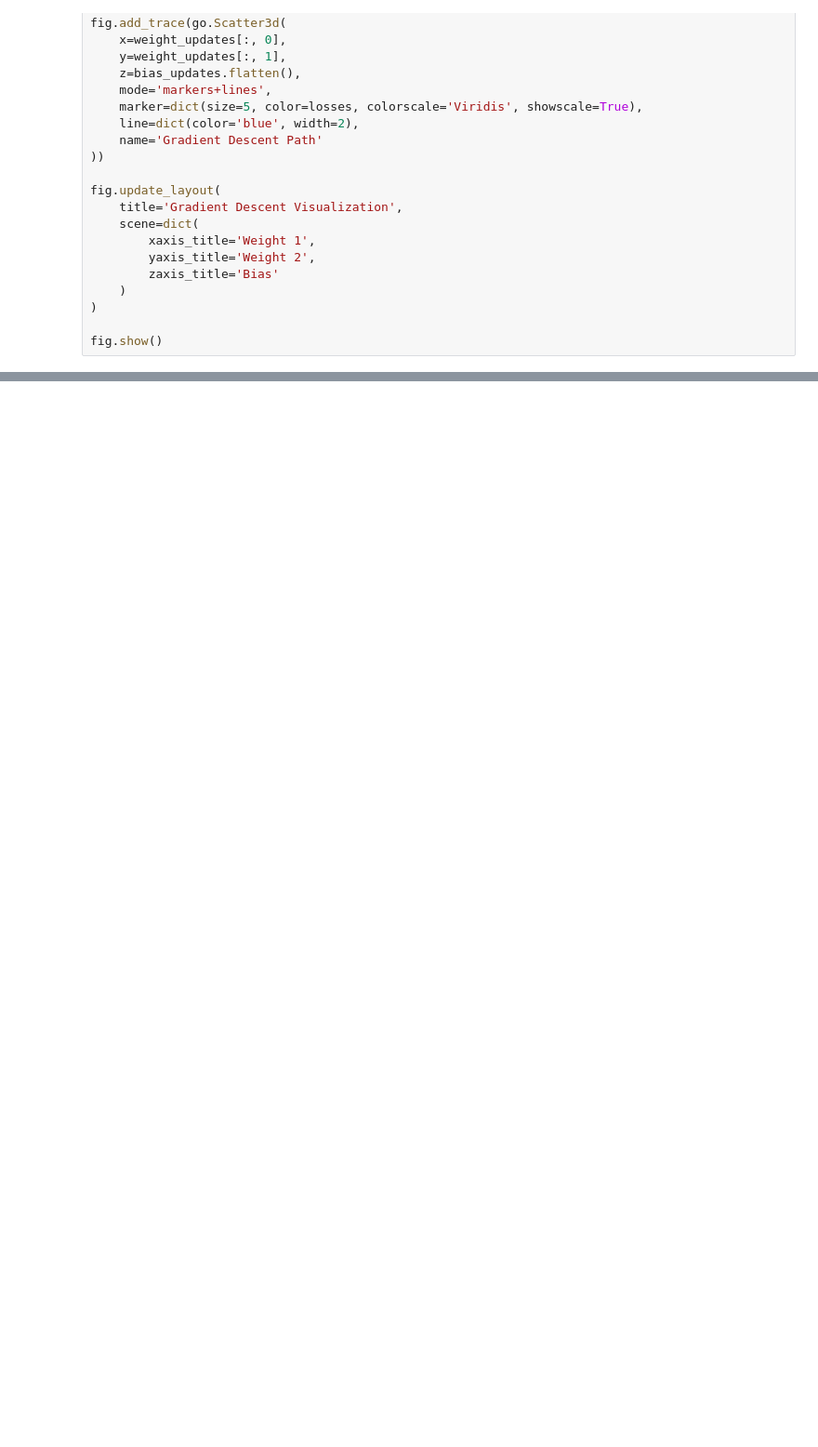
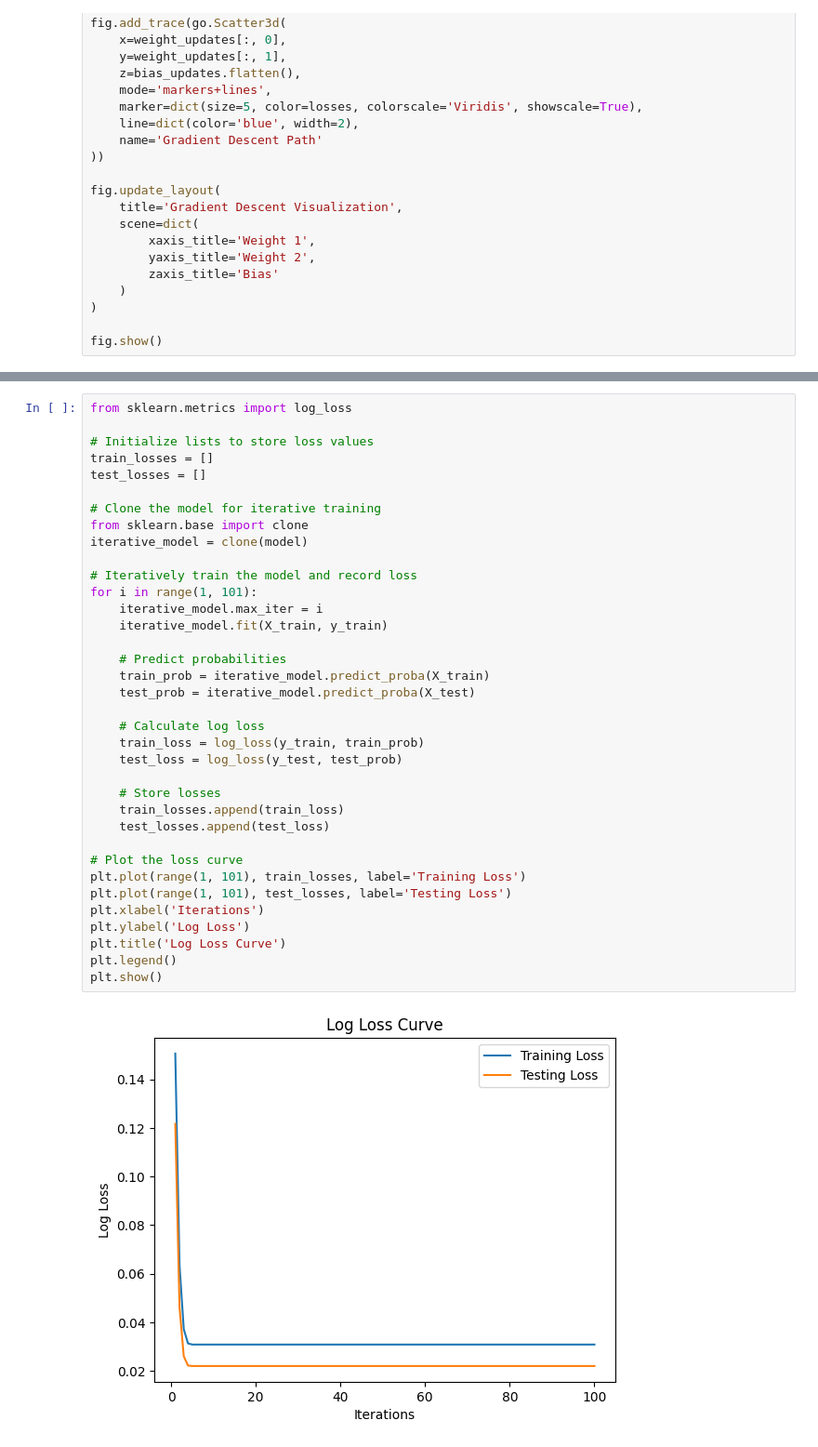
Before and after one commit to Akshayredekar07/Complete-Data-Science, a Jupyter notebook: Machine Learning/Logistic Regression/Logistic regression.ipynb, the cells around one changed output, grey strips where cells are left out. Shown: that part at 93% size. Saved outputs shown, nothing was run; the diff lists cells and outputs as text; blank space fills up the shorter version.

```diff
--- a/Machine Learning/Logistic Regression/Logistic regression.ipynb
+++ b/Machine Learning/Logistic Regression/Logistic regression.ipynb
@@ -307,0 +419,38 @@ fig.show()
+# %%
+from sklearn.metrics import log_loss
+
+# Initialize lists to store loss values
+train_losses = []
+test_losses = []
+
+# Clone the model for iterative training
+from sklearn.base import clone
+iterative_model = clone(model)
+
+# Iteratively train the model and record loss
+for i in range(1, 101):
+    iterative_model.max_iter = i
+    iterative_model.fit(X_train, y_train)
+
+    # Predict probabilities
+    train_prob = iterative_model.predict_proba(X_train)
+    test_prob = iterative_model.predict_proba(X_test)
+
+    # Calculate log loss
+    train_loss = log_loss(y_train, train_prob)
+    test_loss = log_loss(y_test, test_prob)
+
+    # Store losses
+    train_losses.append(train_loss)
+    test_losses.append(test_loss)
+
+# Plot the loss curve
+plt.plot(range(1, 101), train_losses, label='Training Loss')
+plt.plot(range(1, 101), test_losses, label='Testing Loss')
+plt.xlabel('Iterations')
+plt.ylabel('Log Loss')
+plt.title('Log Loss Curve')
+plt.legend()
+plt.show()
+# %% [output]
+[figure, added]
```
Also changed, not shown: parts of 7 cells of this notebook, 25 other files.
